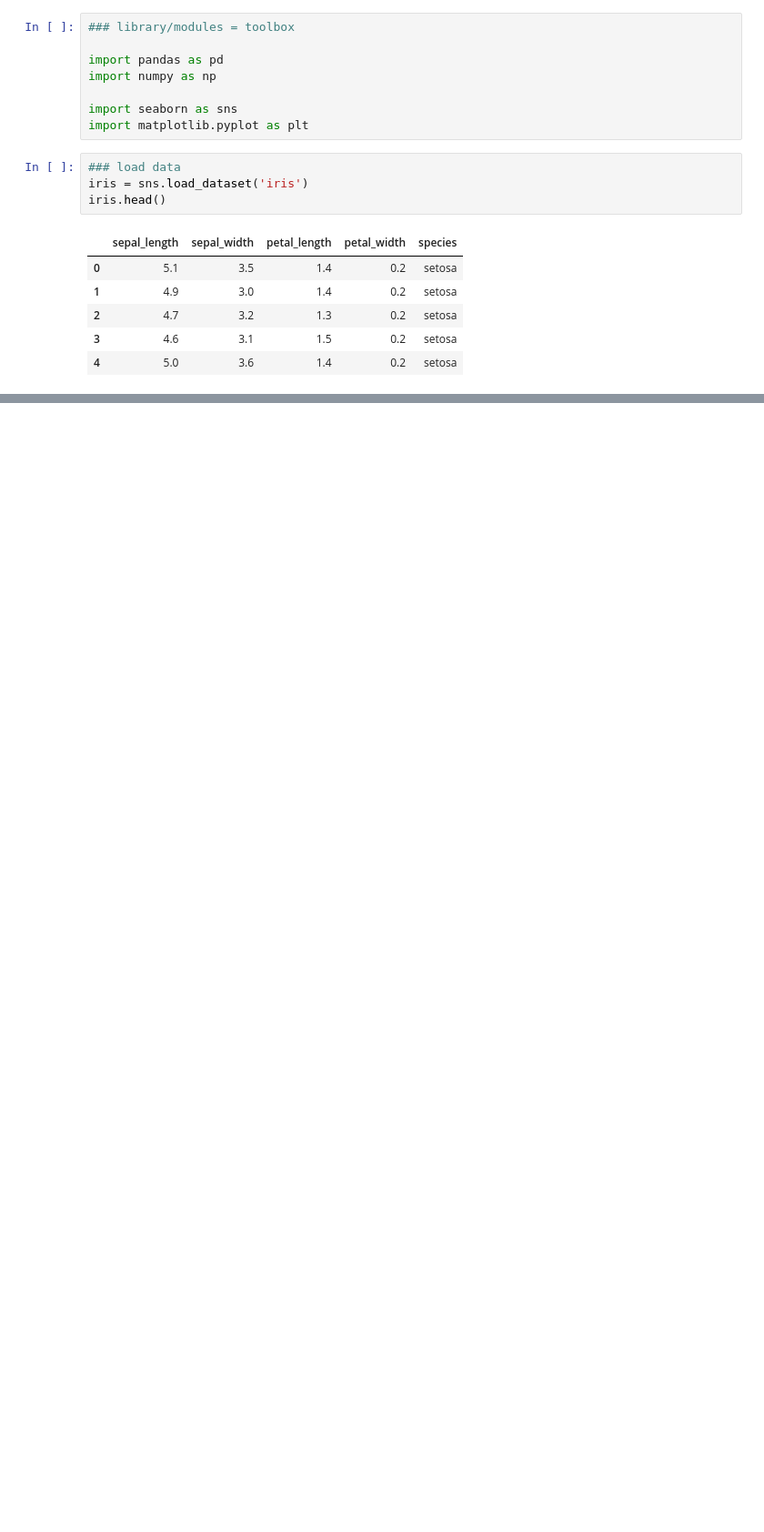
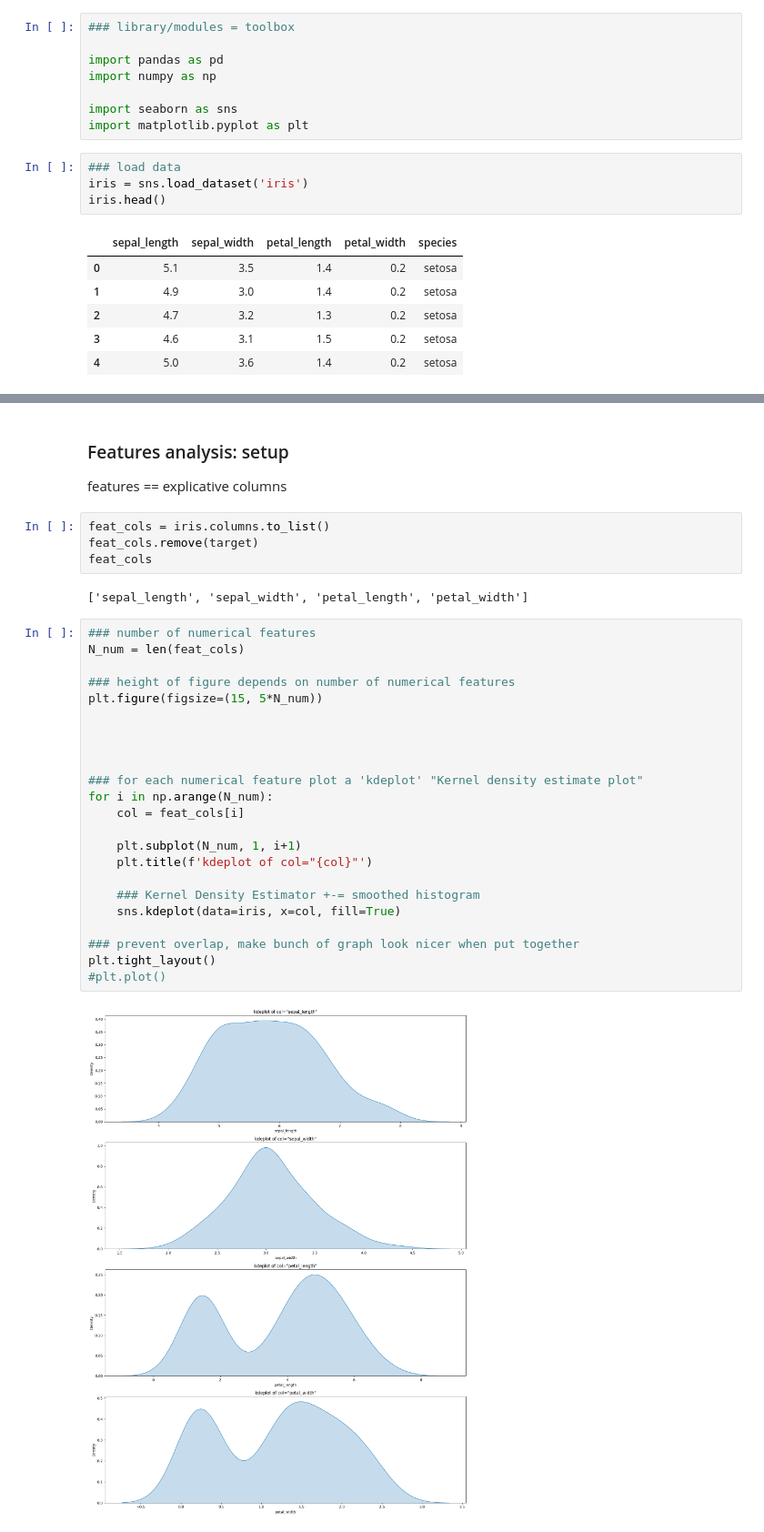
Before and after one commit to Sjebril87/IRIS_EDA, a Jupyter notebook: IRIS_EDA_V1.ipynb, the cells around one changed output, grey strips where cells are left out. Shown at 91% size. Saved outputs shown, nothing was run; the diff lists cells and outputs as text; blank space fills up the shorter version.

```diff
--- a/IRIS_EDA_V1.ipynb
+++ b/IRIS_EDA_V1.ipynb
@@ -19,0 +147,35 @@ iris.head()
+# %% [markdown]
+###  Features analysis: setup
+
+features == explicative columns
+# %%
+feat_cols = iris.columns.to_list()
+feat_cols.remove(target)
+feat_cols
+# %% [output]
+['sepal_length', 'sepal_width', 'petal_length', 'petal_width']
+# %%
+### number of numerical features
+N_num = len(feat_cols)
+
+### height of figure depends on number of numerical features
+plt.figure(figsize=(15, 5*N_num))
+
+
+
+
+### for each numerical feature plot a 'kdeplot' "Kernel density estimate plot"
+for i in np.arange(N_num):
+    col = feat_cols[i]
+
+    plt.subplot(N_num, 1, i+1)
+    plt.title(f'kdeplot of col="{col}"')
+
+    ### Kernel Density Estimator +-= smoothed histogram
+    sns.kdeplot(data=iris, x=col, fill=True)
+
+### prevent overlap, make bunch of graph look nicer when put together
+plt.tight_layout()
+#plt.plot()
+# %% [output]
+[figure, added]
```
Also changed, not shown: parts of 21 cells of this notebook.
